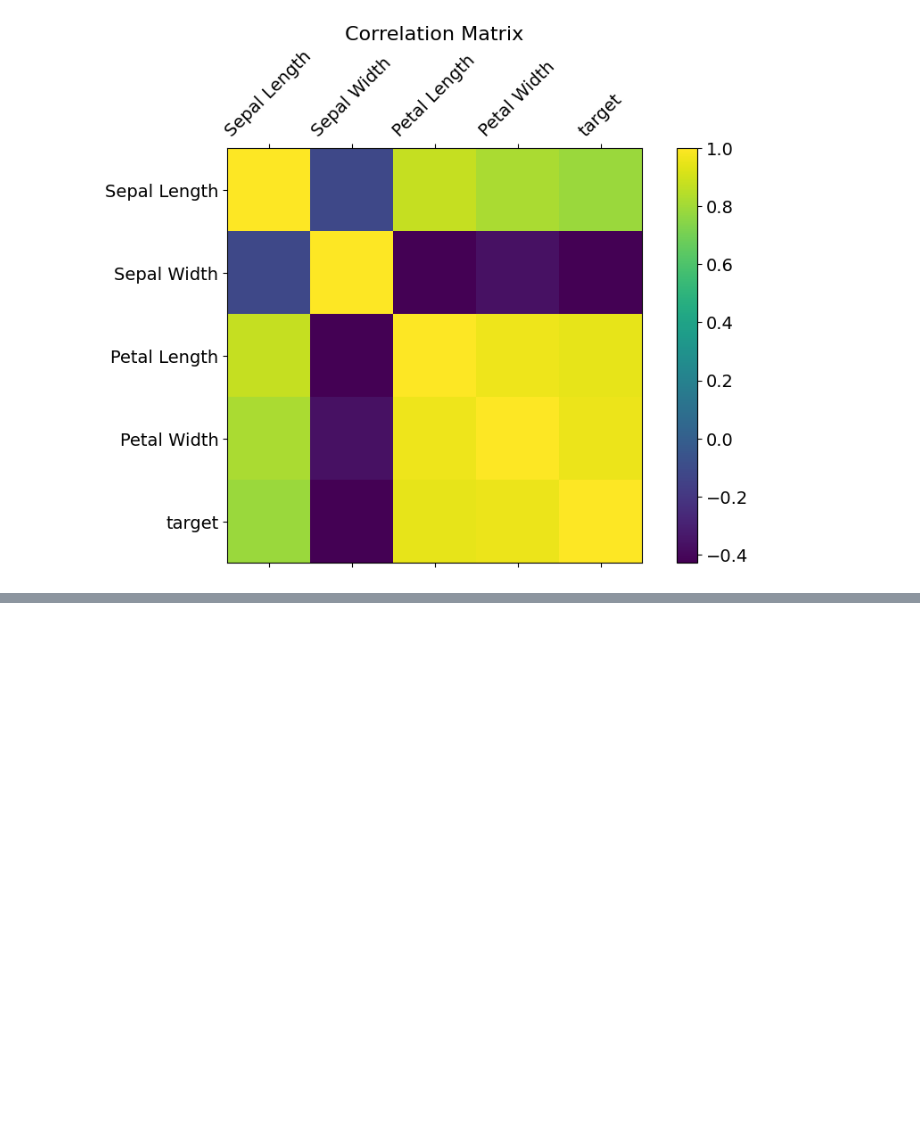
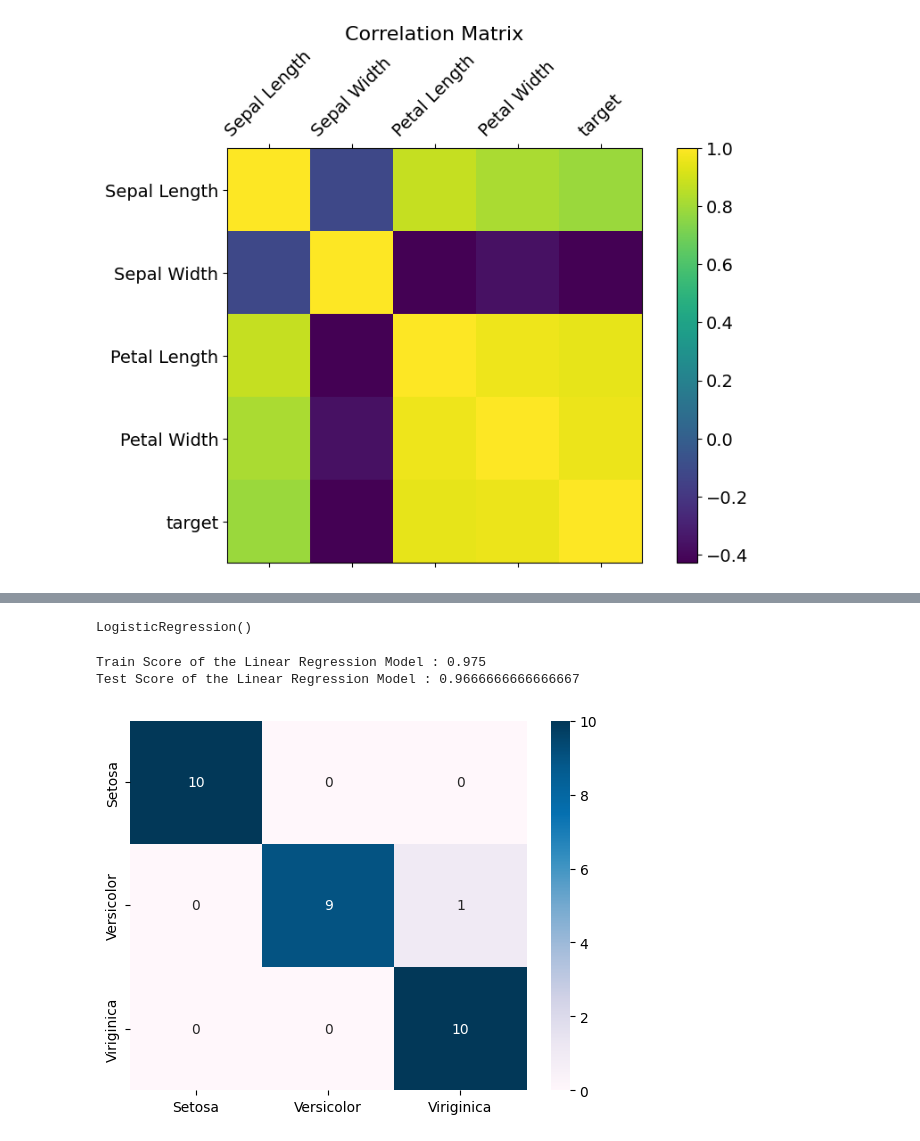
Before and after one commit to abdulhakkeempa/iris-classification, a Jupyter notebook: Iris_Classification.ipynb, the cells around one changed output, grey strips where cells are left out. Saved outputs shown, nothing was run; the diff lists cells and outputs as text; code cells hidden in the pictures; blank space fills up the shorter version.

Commit message:
Feature: Implemented Logistic Regression

```diff
--- a/Iris_Classification.ipynb
+++ b/Iris_Classification.ipynb
@@ -124,0 +155,2 @@ plt.title('Correlation Matrix', fontsize=16);
+# %%
+X_train, X_test, y_train, y_test  = train_test_split(X,y, random_state=42, test_size=0.2 ,stratify=y) #splitting the dataset into training and testing
@@ -124,0 +161,16 @@ plt.title('Correlation Matrix', fontsize=16);
+# %%
+lr_model = LogisticRegression()
+# %%
+lr_model.fit(X_train, y_train) #training
+# %% [output]
+LogisticRegression()
+# %%
+train_score = lr_model.score(X_train, y_train) #train score
+test_score = lr_model.score(X_test, y_test) #test score
+print(f"Train Score of the Linear Regression Model : {train_score}")
+print(f"Test Score of the Linear Regression Model : {test_score}")
+# %% [output]
+Train Score of the Linear Regression Model : 0.975
+Test Score of the Linear Regression Model : 0.9666666666666667
+# %%
+y_pred = lr_model.predict(X_test)
@@ -124,0 +181,12 @@ plt.title('Correlation Matrix', fontsize=16);
+# %%
+#confusion matrix for the model
+con_mat = confusion_matrix(y_test, y_pred)
+
+con_mat = pd.DataFrame(con_mat, columns=['Setosa', 'Versicolor', 'Viriginica'],
+                                 index=['Setosa', 'Versicolor', 'Viriginica'])
+
+sns.heatmap(con_mat, annot=True, fmt='d', cmap='PuBu')
+plt.x
+plt.show()
+# %% [output]
+[figure, added]
```
Also changed, not shown: parts of 13 cells of this notebook.
